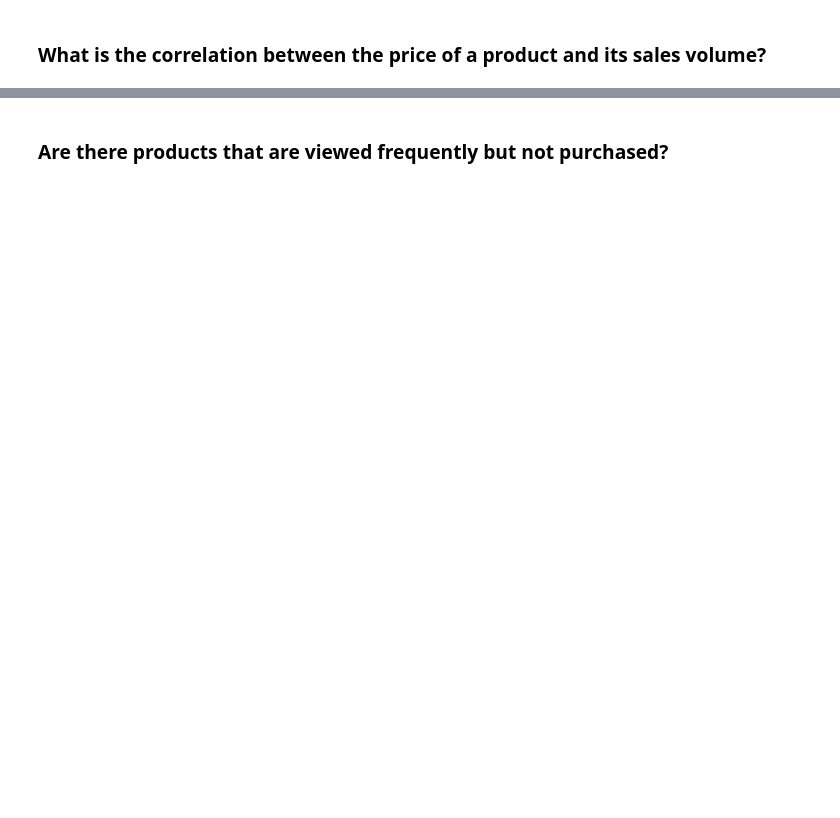
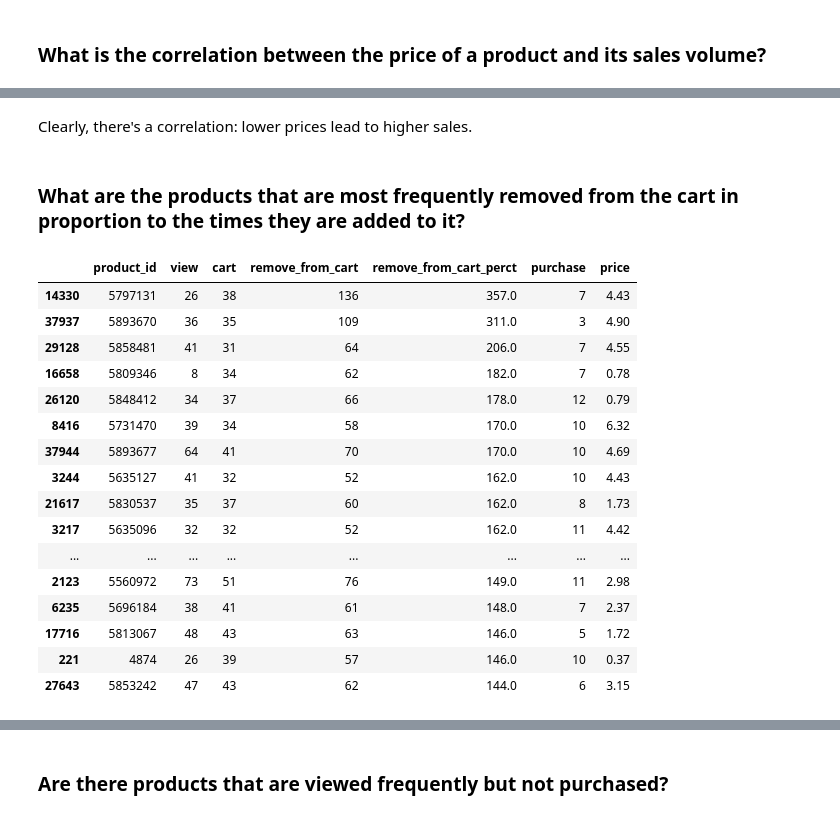
Before and after one commit to javierlopezm/Optimizacion_Ecommerce, a Jupyter notebook: Optimizacion_Ecommerce.ipynb, the cells around one changed output, grey strips where cells are left out. Drawn from its saved outputs; the diff is of its cells as text; code cells hidden in the pictures; blank space fills up the shorter version.

```diff
--- a/Optimizacion_Ecommerce.ipynb
+++ b/Optimizacion_Ecommerce.ipynb
@@ -900,0 +960,4 @@ df_ecom_prod
+# %% [markdown]
+Clearly, there's a correlation: lower prices lead to higher sales.
+# %% [markdown]
+### What are the products that are most frequently removed from the cart in proportion to the times they are added to it?
@@ -901 +966,23 @@ df_ecom_prod
+# %%
+# I focus only on products that have been added to the cart more than 30 times to have a sufficient amount of data for reliable analysis
+
+df_ecom_prod.loc[df_ecom_prod.cart > 30].sort_values('remove_from_cart_perct', ascending=False).head(20)
+# %% [output]
+|  | product_id | view | cart | remove_from_cart | remove_from_cart_perct | purchase | price |
+| 14330 | 5797131 | 26 | 38 | 136 | 357.0 | 7 | 4.43 |
+| 37937 | 5893670 | 36 | 35 | 109 | 311.0 | 3 | 4.90 |
+| 29128 | 5858481 | 41 | 31 | 64 | 206.0 | 7 | 4.55 |
+| 16658 | 5809346 | 8 | 34 | 62 | 182.0 | 7 | 0.78 |
+| 26120 | 5848412 | 34 | 37 | 66 | 178.0 | 12 | 0.79 |
+| 8416 | 5731470 | 39 | 34 | 58 | 170.0 | 10 | 6.32 |
+| 37944 | 5893677 | 64 | 41 | 70 | 170.0 | 10 | 4.69 |
+| 3244 | 5635127 | 41 | 32 | 52 | 162.0 | 10 | 4.43 |
+| 21617 | 5830537 | 35 | 37 | 60 | 162.0 | 8 | 1.73 |
+| 3217 | 5635096 | 32 | 32 | 52 | 162.0 | 11 | 4.42 |
+| ... | ... | ... | ... | ... | ... | ... | ... |
+| 2123 | 5560972 | 73 | 51 | 76 | 149.0 | 11 | 2.98 |
+| 6235 | 5696184 | 38 | 41 | 61 | 148.0 | 7 | 2.37 |
+| 17716 | 5813067 | 48 | 43 | 63 | 146.0 | 5 | 1.72 |
+| 221 | 4874 | 26 | 39 | 57 | 146.0 | 10 | 0.37 |
+| 27643 | 5853242 | 47 | 43 | 62 | 144.0 | 6 | 3.15 |
 # %% [markdown]
```
Also changed, not shown: parts of 13 cells of this notebook.
